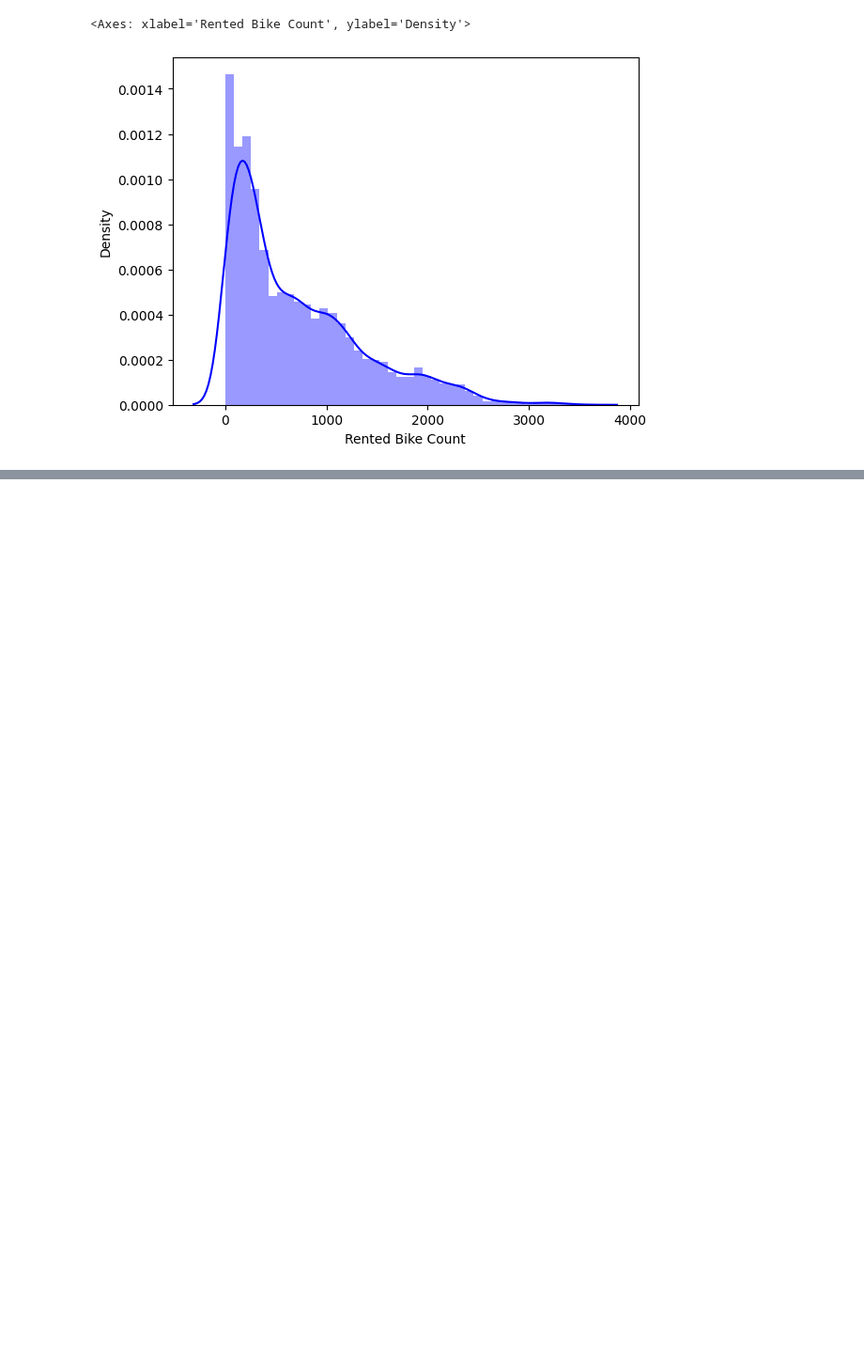
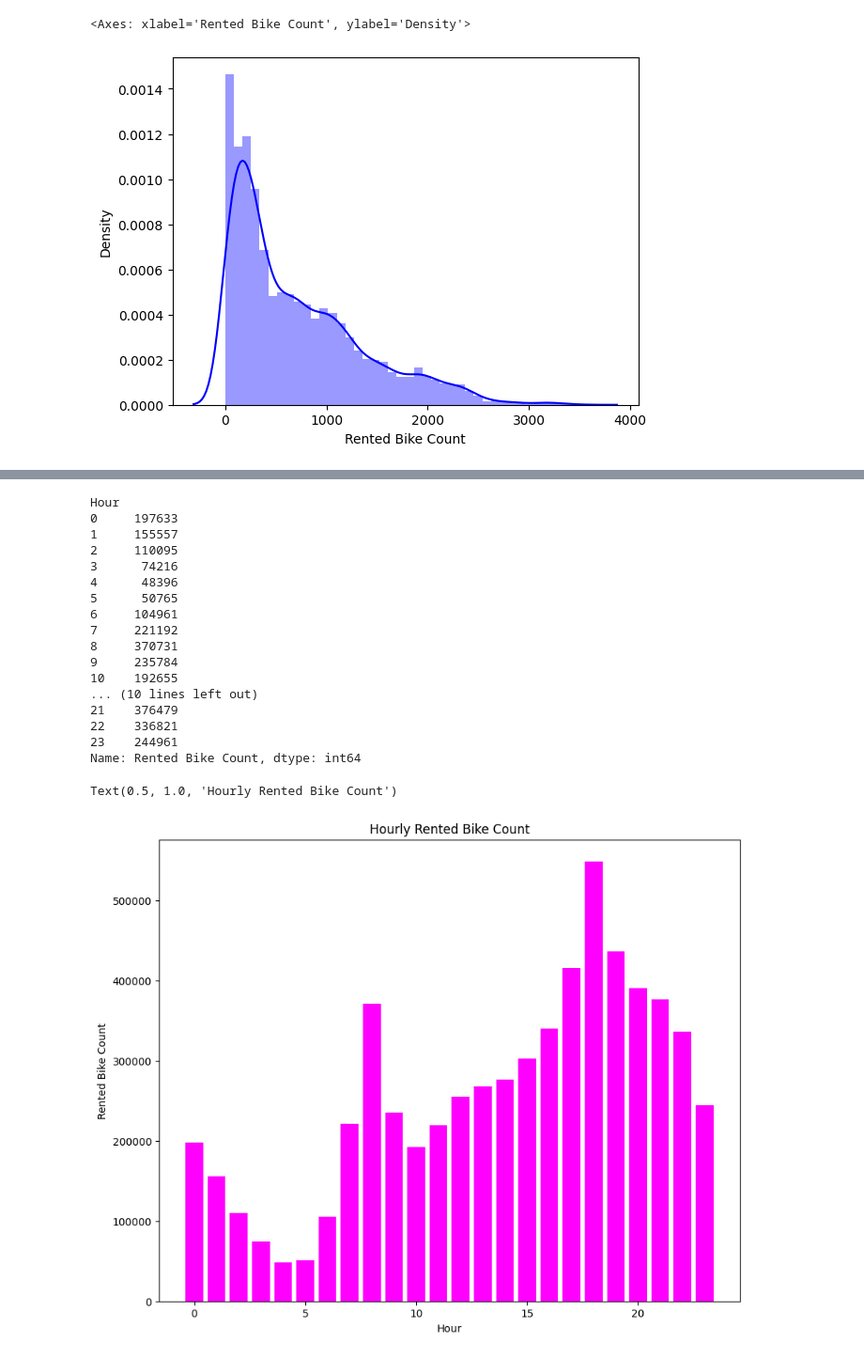
Before and after one commit to rajkumarshedage/Bike-Sharing-Demand-Prediction, a Jupyter notebook: Bike_Sharing_Demand_Prediction.ipynb, the cells around one changed output, grey strips where cells are left out. Shown at 94% size. Saved outputs shown, nothing was run; the diff lists cells and outputs as text; code cells hidden in the pictures; blank space fills up the shorter version.

```diff
--- a/Bike_Sharing_Demand_Prediction.ipynb
+++ b/Bike_Sharing_Demand_Prediction.ipynb
@@ -269,0 +348,37 @@ sns.distplot(df['Rented Bike Count'], color = 'blue' , label = 'All')
+# %%
+## Rented Bike Count per Hour
+
+hourly_rentals = df.groupby("Hour")["Rented Bike Count"].sum()
+print(hourly_rentals)
+print()
+
+## Plot the bar chart
+
+fig, ax = plt.subplots(figsize=(10,8))
+plt.bar(hourly_rentals.index, hourly_rentals.values, color="magenta")
+
+## Add labels and title
+
+plt.xlabel("Hour")
+plt.ylabel("Rented Bike Count")
+plt.title("Hourly Rented Bike Count")
+# %% [output]
+Hour
+0     197633
+1     155557
+2     110095
+3      74216
+4      48396
+5      50765
+6     104961
+7     221192
+8     370731
+9     235784
+10    192655
+... (10 lines left out)
+21    376479
+22    336821
+23    244961
+Name: Rented Bike Count, dtype: int64
+Text(0.5, 1.0, 'Hourly Rented Bike Count')
+[figure, added]
```
Also changed, not shown: parts of 15 cells of this notebook.
